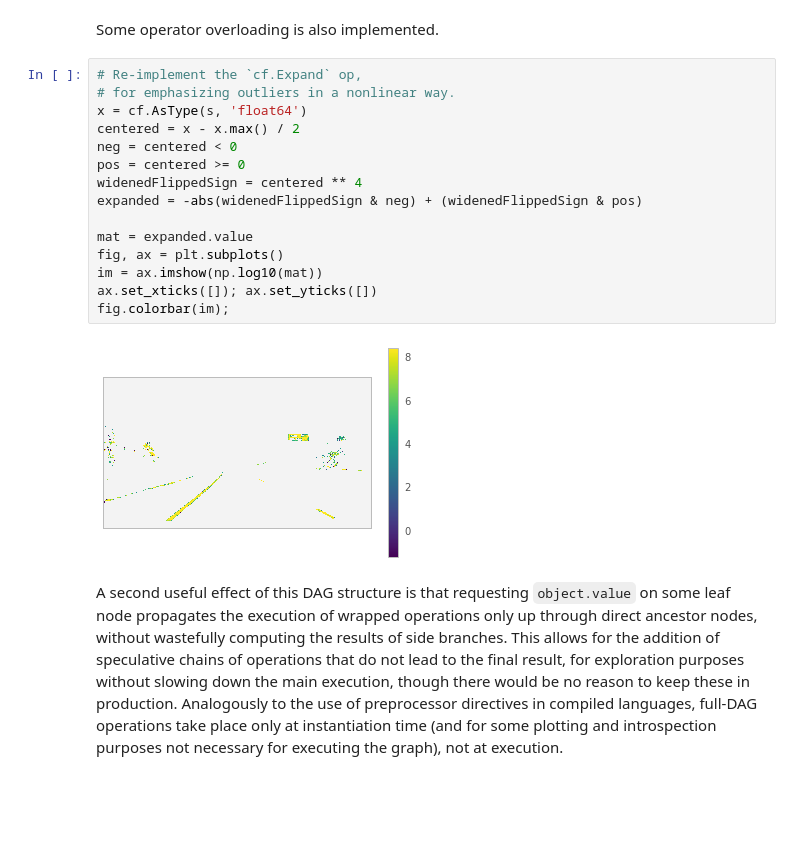
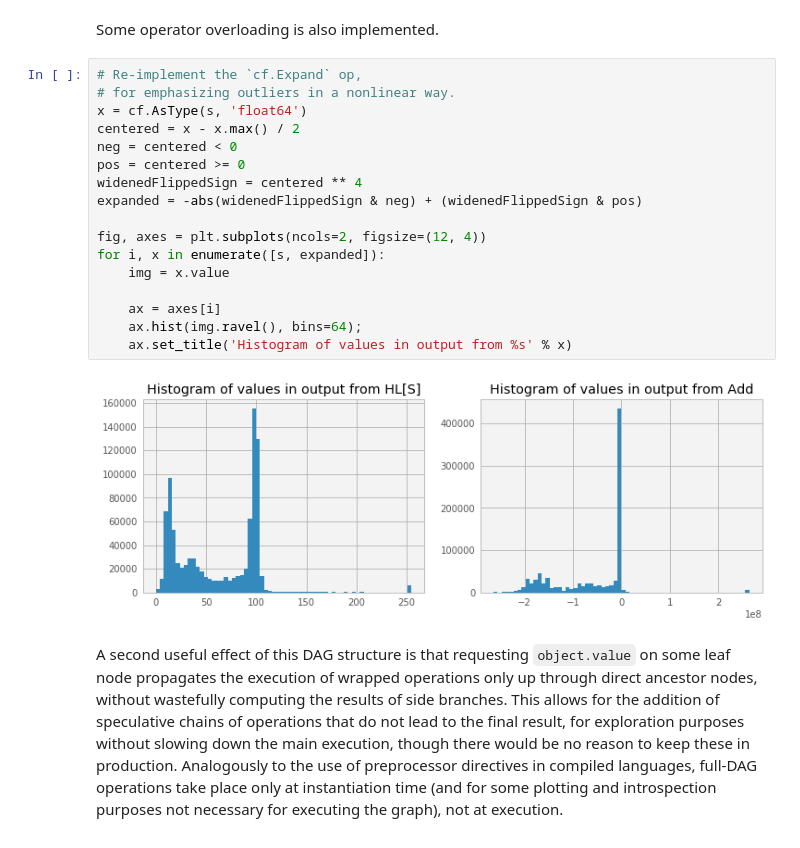
Before and after one commit to tsbertalan/laneLines, a Jupyter notebook: Report.ipynb, the cells around one changed output. Cells and saved outputs as stored; diff of their text form; blank space fills up the shorter version.

Commit message:
Write most of the colorFilter section.
Also add some animated gifs!

```diff
--- a/Report.ipynb
+++ b/Report.ipynb
@@ -48,20 +44,22 @@ Some operator overloading is also implemented.
 # %%
 # Re-implement the `cf.Expand` op,
 # for emphasizing outliers in a nonlinear way.
 x = cf.AsType(s, 'float64')
 centered = x - x.max() / 2
 neg = centered < 0
 pos = centered >= 0
 widenedFlippedSign = centered ** 4
 expanded = -abs(widenedFlippedSign & neg) + (widenedFlippedSign & pos)
 
-mat = expanded.value
-fig, ax = plt.subplots()
-im = ax.imshow(np.log10(mat))
-ax.set_xticks([]); ax.set_yticks([])
-fig.colorbar(im);
+fig, axes = plt.subplots(ncols=2, figsize=(12, 4))
+for i, x in enumerate([s, expanded]):
+    img = x.value
+
+    ax = axes[i]
+    ax.hist(img.ravel(), bins=64);
+    ax.set_title('Histogram of values in output from %s' % x)
 # %% [output]
-[figure, old version]
+[figure, new version]
 # %% [markdown]
 A second useful effect of this DAG structure is that requesting `object.value` on some leaf node propagates the execution of wrapped operations only up through direct ancestor nodes, without wastefully computing the results of side branches. This allows for the addition of speculative chains of operations that do not lead to the final result, for exploration purposes without slowing down the main execution, though there would be no reason to keep these in production. Analogously to the use of preprocessor directives in compiled languages, full-DAG operations take place only at instantiation time (and for some plotting and introspection purposes not necessary for executing the graph), not at execution.
 
```
Also changed, not shown: parts of 29 cells of this notebook, 7 other files.
